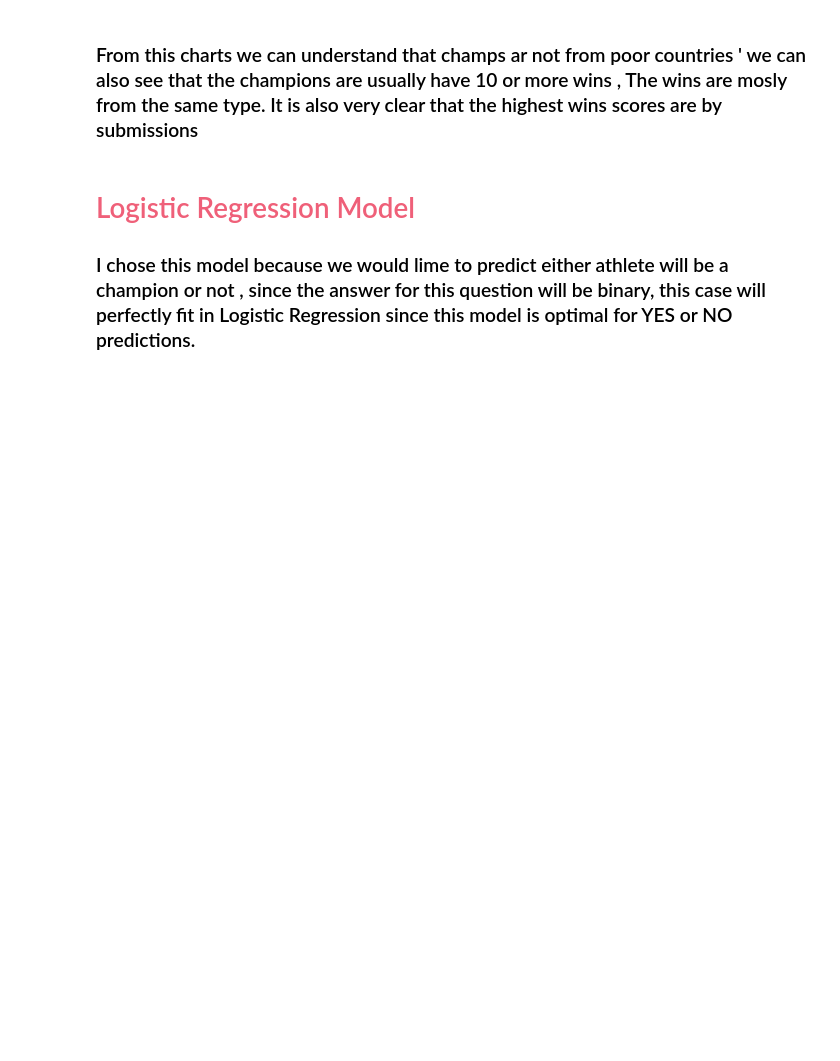
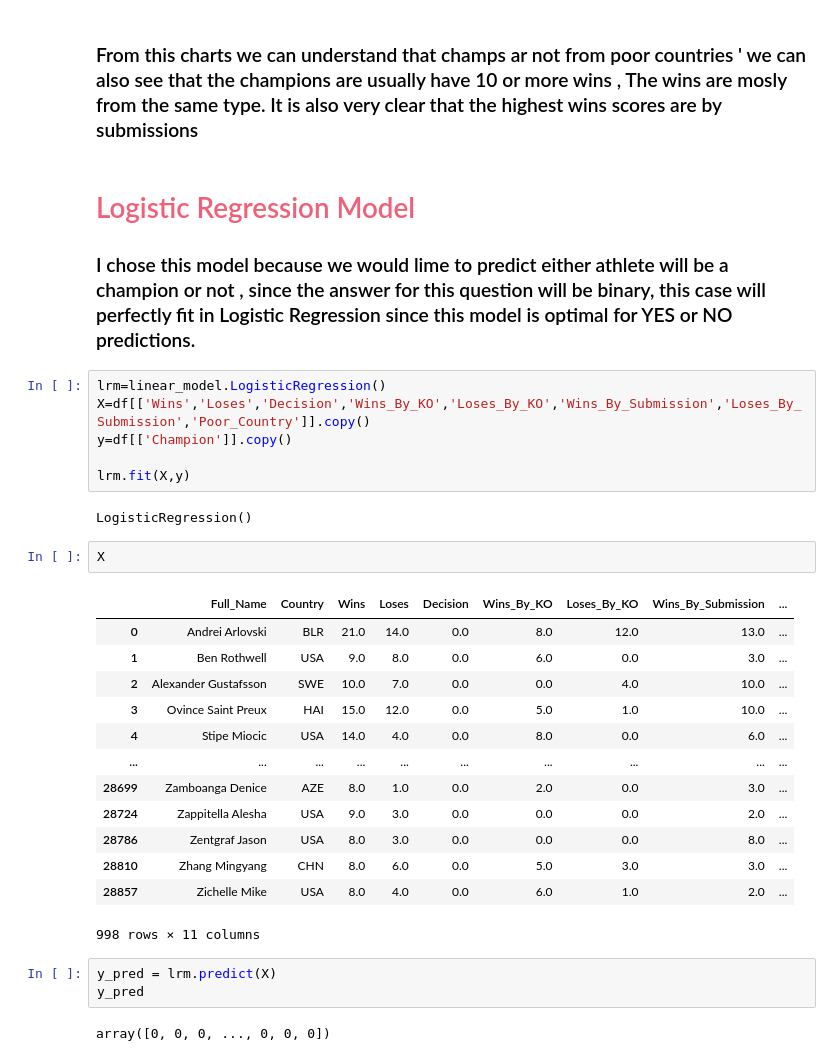
Before and after one commit to omriglevi/DataScience-Final, a Jupyter notebook: Data Science Final Project.ipynb, the cells around one changed output. Cells and saved outputs as stored; diff of their text form; blank space fills up the shorter version.

```diff
--- a/Data Science Final Project.ipynb
+++ b/Data Science Final Project.ipynb
@@ -586,3 +618,32 @@ sns.scatterplot(x='Wins' , y='Loses' , s=100 , hue='Champion',style='Poor_Countr
 <h1 style="color:#EF6079FF;"> Logistic Regression Model </h1>
 
 <h3>I chose this model because we would lime to predict either athlete will be a champion or not , since the answer for this question will be binary, this case will perfectly fit in Logistic Regression since this model is optimal for YES or NO predictions.</h3>
+# %%
+lrm=linear_model.LogisticRegression()
+X=df[['Wins','Loses','Decision','Wins_By_KO','Loses_By_KO','Wins_By_Submission','Loses_By_Submission','Poor_Country']].copy()
+y=df[['Champion']].copy()
+
+lrm.fit(X,y)
+# %% [output]
+LogisticRegression()
+# %%
+X
+# %% [output]
+|  | Full_Name | Country | Wins | Loses | Decision | Wins_By_KO | Loses_By_KO | Wins_By_Submission | ... |
+| 0 | Andrei Arlovski | BLR | 21.0 | 14.0 | 0.0 | 8.0 | 12.0 | 13.0 | ... |
+| 1 | Ben Rothwell | USA | 9.0 | 8.0 | 0.0 | 6.0 | 0.0 | 3.0 | ... |
+| 2 | Alexander Gustafsson | SWE | 10.0 | 7.0 | 0.0 | 0.0 | 4.0 | 10.0 | ... |
+| 3 | Ovince Saint Preux | HAI | 15.0 | 12.0 | 0.0 | 5.0 | 1.0 | 10.0 | ... |
+| 4 | Stipe Miocic | USA | 14.0 | 4.0 | 0.0 | 8.0 | 0.0 | 6.0 | ... |
+| ... | ... | ... | ... | ... | ... | ... | ... | ... | ... |
+| 28699 | Zamboanga Denice | AZE | 8.0 | 1.0 | 0.0 | 2.0 | 0.0 | 3.0 | ... |
+| 28724 | Zappitella Alesha | USA | 9.0 | 3.0 | 0.0 | 0.0 | 0.0 | 2.0 | ... |
+| 28786 | Zentgraf Jason | USA | 8.0 | 3.0 | 0.0 | 0.0 | 0.0 | 8.0 | ... |
+| 28810 | Zhang Mingyang | CHN | 8.0 | 6.0 | 0.0 | 5.0 | 3.0 | 3.0 | ... |
+| 28857 | Zichelle Mike | USA | 8.0 | 4.0 | 0.0 | 6.0 | 1.0 | 2.0 | ... |
+998 rows × 11 columns
+# %%
+y_pred = lrm.predict(X)
+y_pred
+# %% [output]
+array([0, 0, 0, ..., 0, 0, 0])
```
Also changed, not shown: parts of 18 cells of this notebook, 1 other file.
